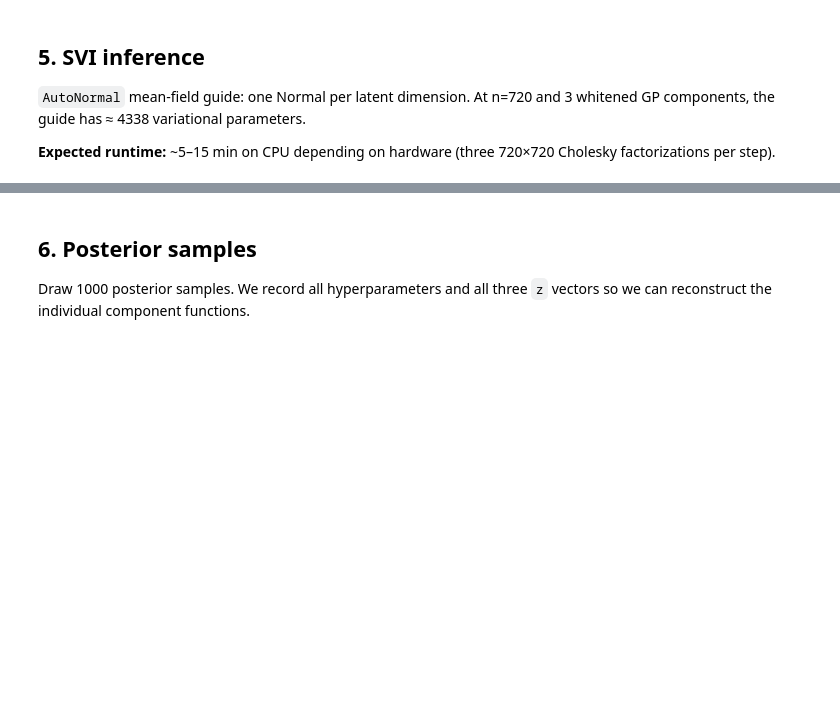
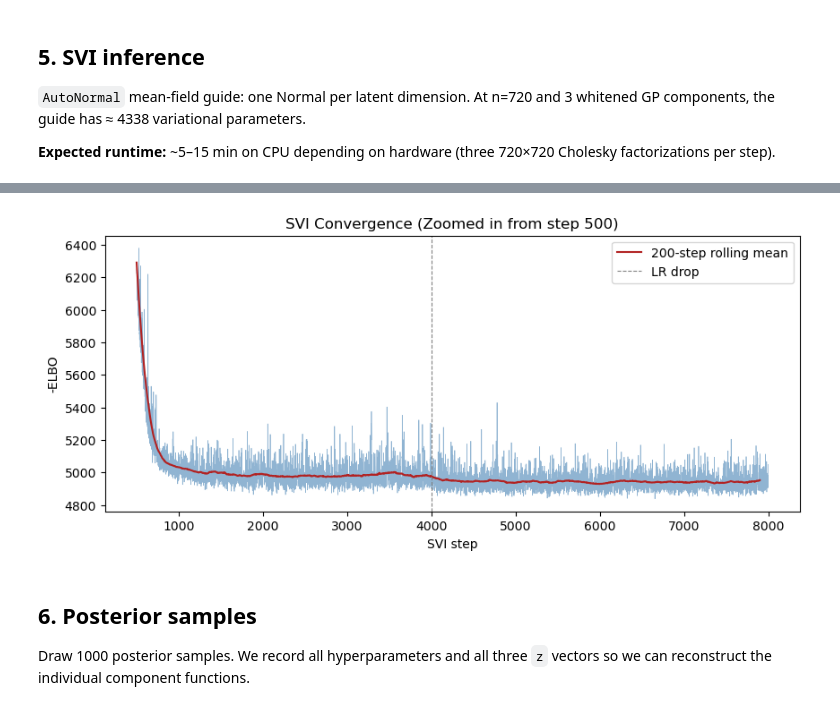
Before and after one commit to jacobfoss02/Banger-MBML, a Jupyter notebook: 03_gp_svi.ipynb, the cells around one changed output, grey strips where cells are left out. Cells and saved outputs as stored; diff of their text form; code cells hidden in the pictures; blank space fills up the shorter version.

```diff
--- a/03_gp_svi.ipynb
+++ b/03_gp_svi.ipynb
@@ -237,3 +272,20 @@ plt.show()
+# %%
+fig, ax = plt.subplots(figsize=(10, 4))
+
+#plotting from step 500 and onward to zoom in on the later part of convergence
+ax.plot(range(500, N_STEPS), losses[500:], lw=0.5, alpha=0.6, color="steelblue")
+
+smooth = pd.Series(losses).rolling(200, center=True).mean()
+ax.plot(range(500, N_STEPS), smooth[500:], lw=1.5, color="firebrick", label="200-step rolling mean")
+
+ax.axvline(N_STEPS // 2, color="grey", ls="--", lw=0.8, label="LR drop")
+ax.set_title("SVI Convergence (Zoomed in from step 500)")
+ax.set_xlabel("SVI step")
+ax.set_ylabel("-ELBO")
+ax.legend()
+plt.show()
+# %% [output]
+[figure, added]
 # %% [markdown]
 ## 6. Posterior samples
 
```
Also changed, not shown: parts of 18 cells of this notebook, 3 other files.
